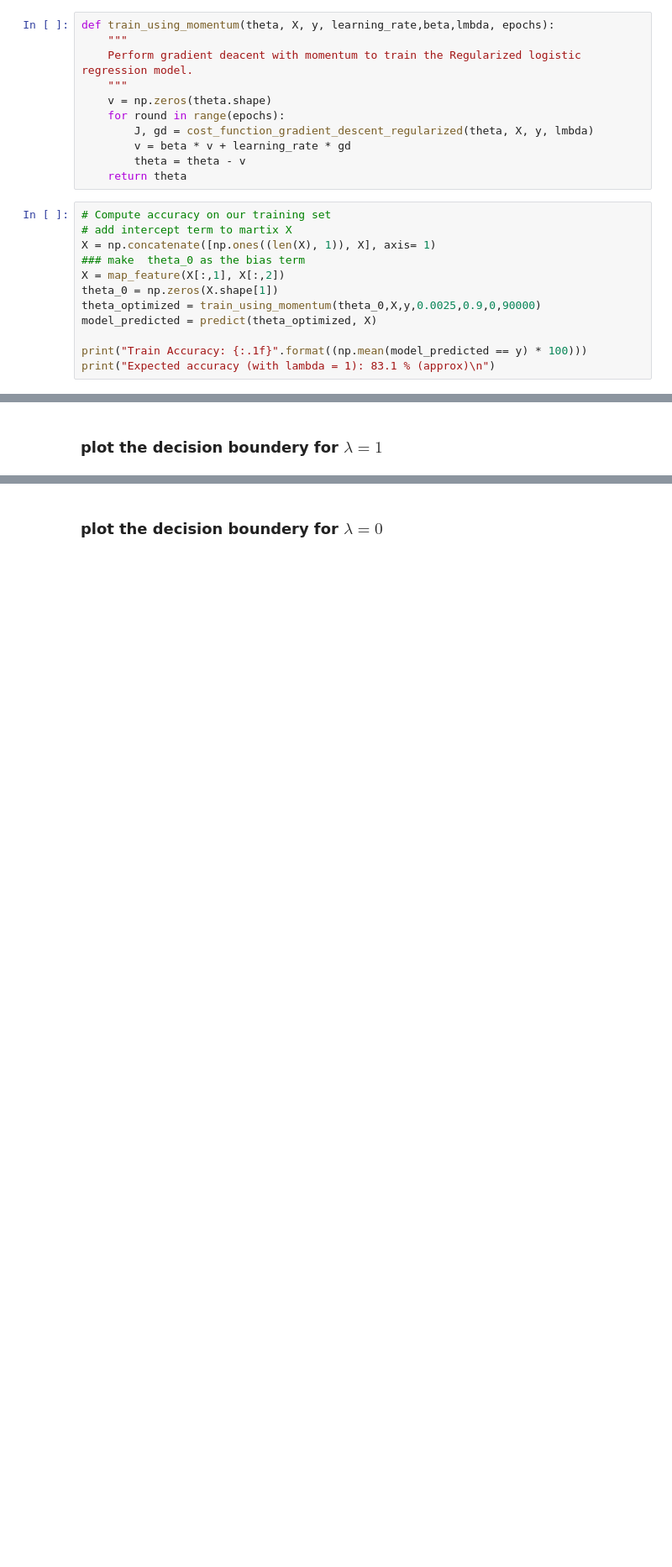
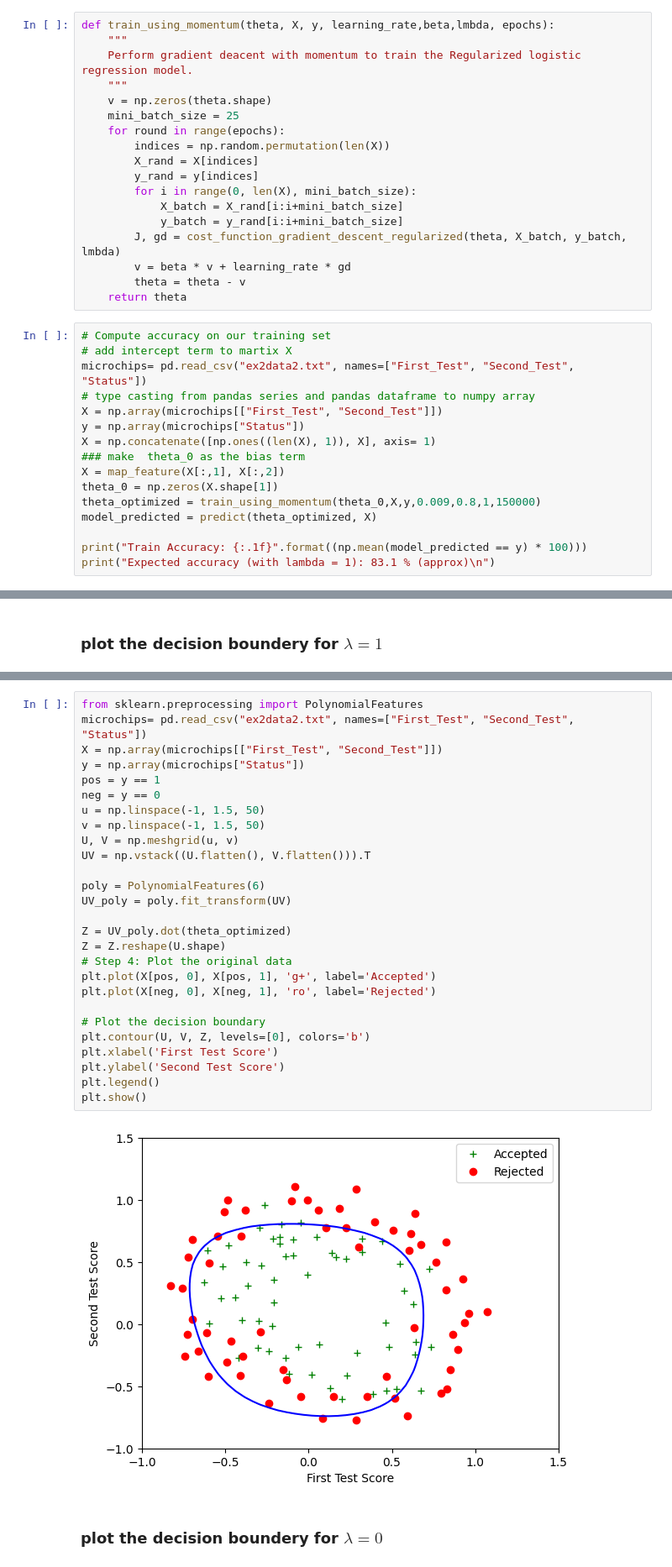
Before and after one commit to gideonn12/SuperVised_Learning, a Jupyter notebook: Exercise_3_Logistic_Regression.ipynb, the cells around one changed output, grey strips where cells are left out. Shown: that part at 84% size. Saved outputs shown, nothing was run; the diff lists cells and outputs as text; blank space fills up the shorter version.

```diff
--- a/Exercise_3_Logistic_Regression.ipynb
+++ b/Exercise_3_Logistic_Regression.ipynb
@@ -537,19 +537,30 @@ def train_using_momentum(theta, X, y, learning_rate,beta,lmbda, epochs):
     Perform gradient deacent with momentum to train the Regularized logistic regression model.
     """
     v = np.zeros(theta.shape)
+    mini_batch_size = 25
     for round in range(epochs):
-        J, gd = cost_function_gradient_descent_regularized(theta, X, y, lmbda)
+        indices = np.random.permutation(len(X))
+        X_rand = X[indices]
+        y_rand = y[indices]
+        for i in range(0, len(X), mini_batch_size):
+            X_batch = X_rand[i:i+mini_batch_size]
+            y_batch = y_rand[i:i+mini_batch_size]
+        J, gd = cost_function_gradient_descent_regularized(theta, X_batch, y_batch, lmbda)
         v = beta * v + learning_rate * gd
         theta = theta - v
     return theta
 # %%
 # Compute accuracy on our training set
 # add intercept term to martix X
+microchips= pd.read_csv("ex2data2.txt", names=["First_Test", "Second_Test", "Status"])
+# type casting from pandas series and pandas dataframe to numpy array
+X = np.array(microchips[["First_Test", "Second_Test"]])
+y = np.array(microchips["Status"])
 X = np.concatenate([np.ones((len(X), 1)), X], axis= 1)
 ### make  theta_0 as the bias term
 X = map_feature(X[:,1], X[:,2])
 theta_0 = np.zeros(X.shape[1])
-theta_optimized = train_using_momentum(theta_0,X,y,0.0025,0.9,0,90000)
+theta_optimized = train_using_momentum(theta_0,X,y,0.009,0.8,1,150000)
 model_predicted = predict(theta_optimized, X)
 
 print("Train Accuracy: {:.1f}".format((np.mean(model_predicted == y) * 100)))
@@ -565,3 +573,32 @@ neg = y == 0
+# %%
+from sklearn.preprocessing import PolynomialFeatures
+microchips= pd.read_csv("ex2data2.txt", names=["First_Test", "Second_Test", "Status"])
+X = np.array(microchips[["First_Test", "Second_Test"]])
+y = np.array(microchips["Status"])
+pos = y == 1
+neg = y == 0
+u = np.linspace(-1, 1.5, 50)
+v = np.linspace(-1, 1.5, 50)
+U, V = np.meshgrid(u, v)
+UV = np.vstack((U.flatten(), V.flatten())).T
+
+poly = PolynomialFeatures(6)
+UV_poly = poly.fit_transform(UV)
+
+Z = UV_poly.dot(theta_optimized)
+Z = Z.reshape(U.shape)
+# Step 4: Plot the original data
+plt.plot(X[pos, 0], X[pos, 1], 'g+', label='Accepted')
+plt.plot(X[neg, 0], X[neg, 1], 'ro', label='Rejected')
+
+# Plot the decision boundary
+plt.contour(U, V, Z, levels=[0], colors='b')
+plt.xlabel('First Test Score')
+plt.ylabel('Second Test Score')
+plt.legend()
+plt.show()
+# %% [output]
+[figure, added]
 # %% [markdown]
 ### plot the decision boundery for $\lambda=0$
 # %%
```
Also changed, not shown: parts of 5 cells of this notebook.
